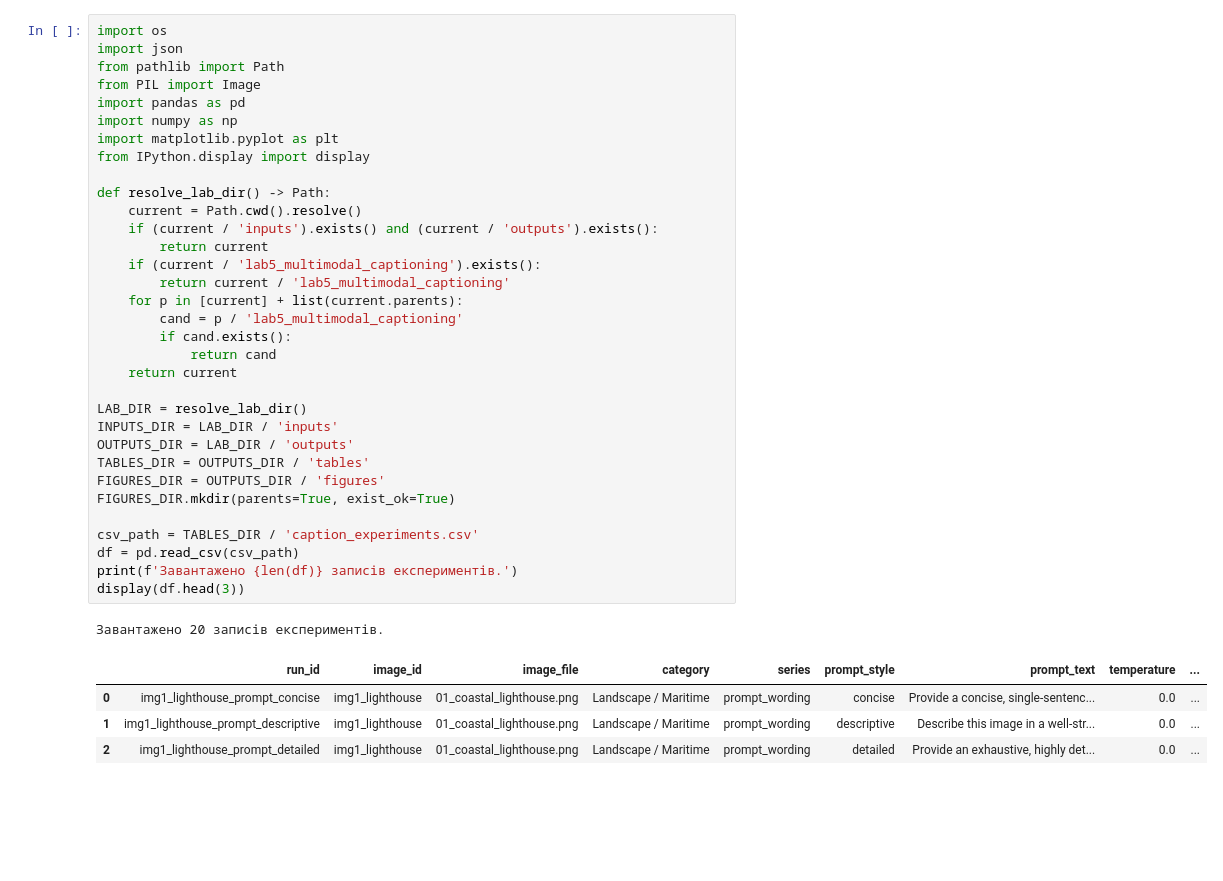
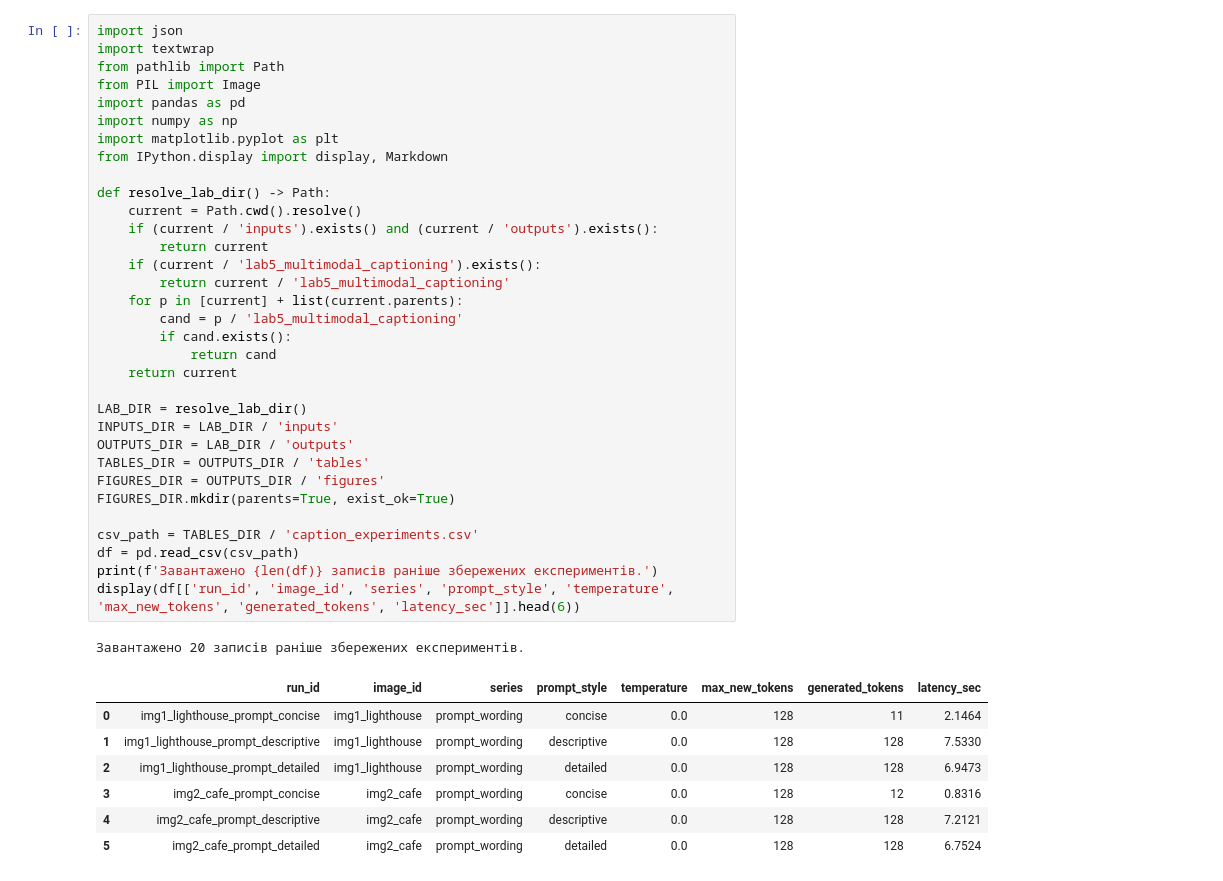
Before and after one commit to Eclipse-XS/Neural-Network-Labs-Max, a Jupyter notebook: lab5_multimodal_captioning/notebooks/03_caption_quality_analysis.ipynb, the cells around one changed output. Drawn from its saved outputs; the diff is of its cells as text; blank space fills up the shorter version.

```diff
--- a/lab5_multimodal_captioning/notebooks/03_caption_quality_analysis.ipynb
+++ b/lab5_multimodal_captioning/notebooks/03_caption_quality_analysis.ipynb
@@ -11,42 +11,45 @@
 # %%
-import os
 import json
+import textwrap
 from pathlib import Path
 from PIL import Image
 import pandas as pd
 import numpy as np
 import matplotlib.pyplot as plt
-from IPython.display import display
+from IPython.display import display, Markdown
 
 def resolve_lab_dir() -> Path:
     current = Path.cwd().resolve()
     if (current / 'inputs').exists() and (current / 'outputs').exists():
         return current
     if (current / 'lab5_multimodal_captioning').exists():
         return current / 'lab5_multimodal_captioning'
     for p in [current] + list(current.parents):
         cand = p / 'lab5_multimodal_captioning'
         if cand.exists():
             return cand
     return current
 
 LAB_DIR = resolve_lab_dir()
 INPUTS_DIR = LAB_DIR / 'inputs'
 OUTPUTS_DIR = LAB_DIR / 'outputs'
 TABLES_DIR = OUTPUTS_DIR / 'tables'
 FIGURES_DIR = OUTPUTS_DIR / 'figures'
 FIGURES_DIR.mkdir(parents=True, exist_ok=True)
 
 csv_path = TABLES_DIR / 'caption_experiments.csv'
 df = pd.read_csv(csv_path)
-print(f'Завантажено {len(df)} записів експериментів.')
-display(df.head(3))
+print(f'Завантажено {len(df)} записів раніше збережених експериментів.')
+display(df[['run_id', 'image_id', 'series', 'prompt_style', 'temperature', 'max_new_tokens', 'generated_tokens', 'latency_sec']].head(6))
 # %% [output]
-Завантажено 20 записів експериментів.
+Завантажено 20 записів раніше збережених експериментів.
-|  | run_id | image_id | image_file | category | series | prompt_style | prompt_text | temperature | ... |
-| 0 | img1_lighthouse_prompt_concise | img1_lighthouse | 01_coastal_lighthouse.png | Landscape / Maritime | prompt_wording | concise | Provide a concise, single-sentenc... | 0.0 | ... |
-| 1 | img1_lighthouse_prompt_descriptive | img1_lighthouse | 01_coastal_lighthouse.png | Landscape / Maritime | prompt_wording | descriptive | Describe this image in a well-str... | 0.0 | ... |
-| 2 | img1_lighthouse_prompt_detailed | img1_lighthouse | 01_coastal_lighthouse.png | Landscape / Maritime | prompt_wording | detailed | Provide an exhaustive, highly det... | 0.0 | ... |
+|  | run_id | image_id | series | prompt_style | temperature | max_new_tokens | generated_tokens | latency_sec |
+| 0 | img1_lighthouse_prompt_concise | img1_lighthouse | prompt_wording | concise | 0.0 | 128 | 11 | 2.1464 |
+| 1 | img1_lighthouse_prompt_descriptive | img1_lighthouse | prompt_wording | descriptive | 0.0 | 128 | 128 | 7.5330 |
+| 2 | img1_lighthouse_prompt_detailed | img1_lighthouse | prompt_wording | detailed | 0.0 | 128 | 128 | 6.9473 |
+| 3 | img2_cafe_prompt_concise | img2_cafe | prompt_wording | concise | 0.0 | 128 | 12 | 0.8316 |
+| 4 | img2_cafe_prompt_descriptive | img2_cafe | prompt_wording | descriptive | 0.0 | 128 | 128 | 7.2121 |
+| 5 | img2_cafe_prompt_detailed | img2_cafe | prompt_wording | detailed | 0.0 | 128 | 128 | 6.7524 |
 # %% [markdown]
 ### 1. Візуальна сітка: Оригінальні зображення та лаконічні підписи LLaVA
 
```
Also changed, not shown: parts of 13 cells of this notebook, 4 other files.
